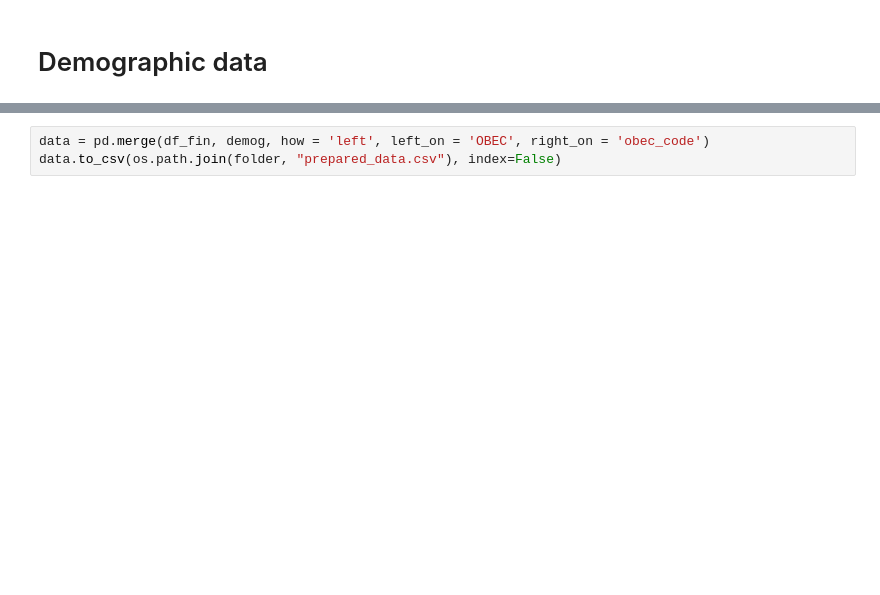
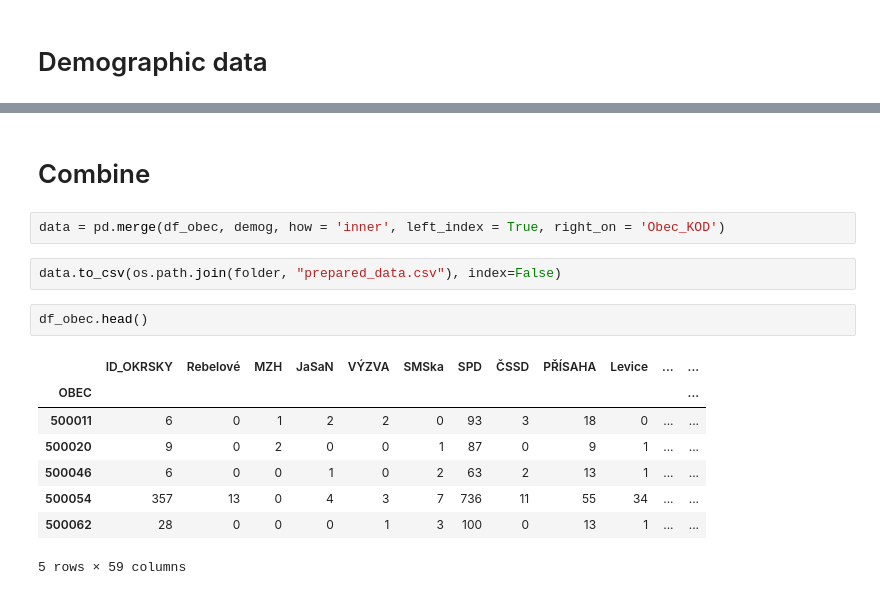
Before and after one commit to dominik-sv/election-analysis, a Jupyter notebook: data_preperation.ipynb, the cells around one changed output, grey strips where cells are left out. Saved outputs shown, nothing was run; the diff lists cells and outputs as text; blank space fills up the shorter version.

Commit message:
better data

```diff
--- a/data_preperation.ipynb
+++ b/data_preperation.ipynb
@@ -198,3 +190,17 @@ demog.head()
+# %% [markdown]
+# Combine
+# %%
+data = pd.merge(df_obec, demog, how = 'inner', left_index = True, right_on = 'Obec_KOD')
 # %%
-data = pd.merge(df_fin, demog, how = 'left', left_on = 'OBEC', right_on = 'obec_code')
 data.to_csv(os.path.join(folder, "prepared_data.csv"), index=False)
+# %%
+df_obec.head()
+# %% [output]
+|  | ID_OKRSKY | Rebelové | MZH | JaSaN | VÝZVA | SMSka | SPD | ČSSD | PŘÍSAHA | Levice | ... | ... |
+| OBEC |  |  |  |  |  |  |  |  |  |  |  | ... |
+| 500011 | 6 | 0 | 1 | 2 | 2 | 0 | 93 | 3 | 18 | 0 | ... | ... |
+| 500020 | 9 | 0 | 2 | 0 | 0 | 1 | 87 | 0 | 9 | 1 | ... | ... |
+| 500046 | 6 | 0 | 0 | 1 | 0 | 2 | 63 | 2 | 13 | 1 | ... | ... |
+| 500054 | 357 | 13 | 0 | 4 | 3 | 7 | 736 | 11 | 55 | 34 | ... | ... |
+| 500062 | 28 | 0 | 0 | 0 | 1 | 3 | 100 | 0 | 13 | 1 | ... | ... |
+5 rows × 59 columns
```
Also changed, not shown: parts of 29 cells of this notebook, 27 other files.
